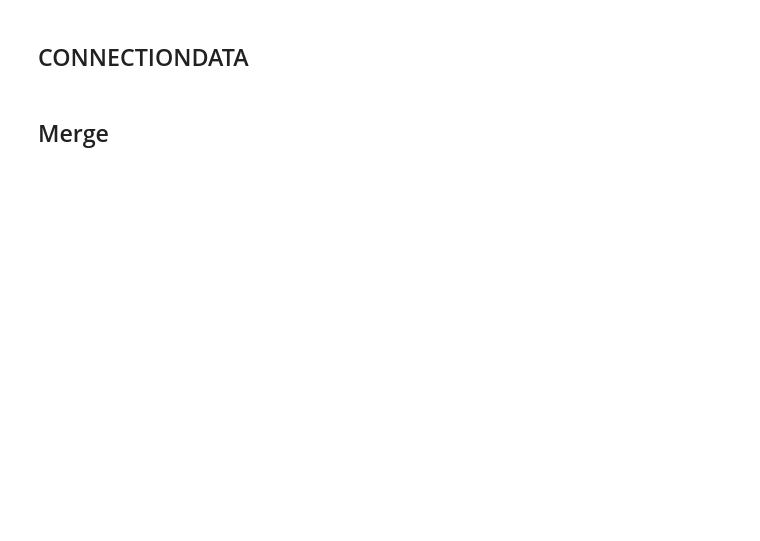
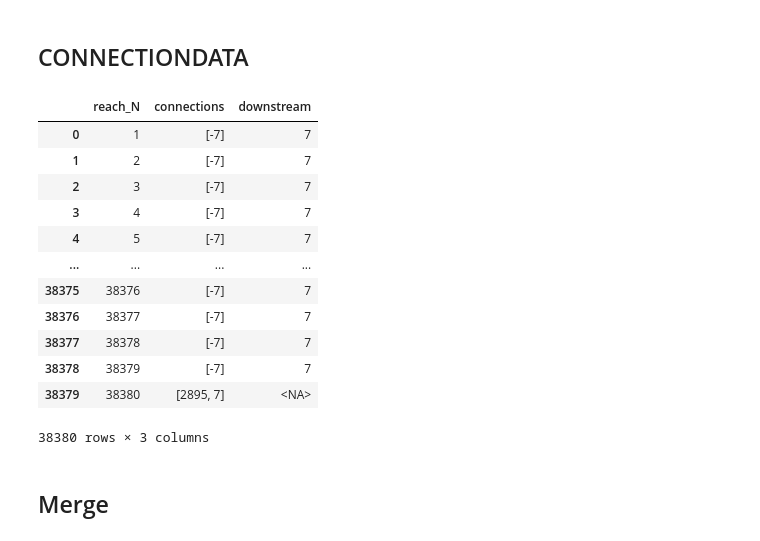
Before and after one commit to Ydrolog/WS_Mdl, a Jupyter notebook: code/Jupyter/PrP/SFRmaker/Sim_SFR_to_SHP_dev.ipynb, the cells around one changed output. Drawn from its saved outputs; the diff is of its cells as text; code cells hidden in the pictures; blank space fills up the shorter version.

```diff
--- a/code/Jupyter/PrP/SFRmaker/Sim_SFR_to_SHP_dev.ipynb
+++ b/code/Jupyter/PrP/SFRmaker/Sim_SFR_to_SHP_dev.ipynb
@@ -88,14 +143,28 @@ DF_PkgDt.dtypes
 # %%
 Conn_start = next(i for i,l in enumerate(l_Lns) if 'BEGIN CONNECTIONDATA' in l)+1
 Conn_end = next(i for i,l in enumerate(l_Lns) if 'END CONNECTIONDATA' in l)
 Conn_data = [(int(parts[0]), [int(x) for x in parts[1:]])
              for l in l_Lns[Conn_start+1:Conn_end]
              if (parts := l.strip().split())]
 
-DF_Conn = pd.DataFrame(Conn_data, columns=['reach','connections'])
+DF_Conn = pd.DataFrame(Conn_data, columns=['reach_N','connections'])
 DF_Conn['downstream'] = DF_Conn['connections'].apply(lambda l_Conns: next((-x for x in l_Conns if x < 0), None))
 DF_Conn['downstream'] = DF_Conn['downstream'].astype("Int64")
 DF_Conn
+# %% [output]
+|  | reach_N | connections | downstream |
+| 0 | 1 | [-7] | 7 |
+| 1 | 2 | [-7] | 7 |
+| 2 | 3 | [-7] | 7 |
+| 3 | 4 | [-7] | 7 |
+| 4 | 5 | [-7] | 7 |
+| ... | ... | ... | ... |
+| 38375 | 38376 | [-7] | 7 |
+| 38376 | 38377 | [-7] | 7 |
+| 38377 | 38378 | [-7] | 7 |
+| 38378 | 38379 | [-7] | 7 |
+| 38379 | 38380 | [2895, 7] | <NA> |
+38380 rows × 3 columns
 # %% [markdown]
 ## Merge
 # %%
```
Also changed, not shown: parts of 25 cells of this notebook, 3 other files.
